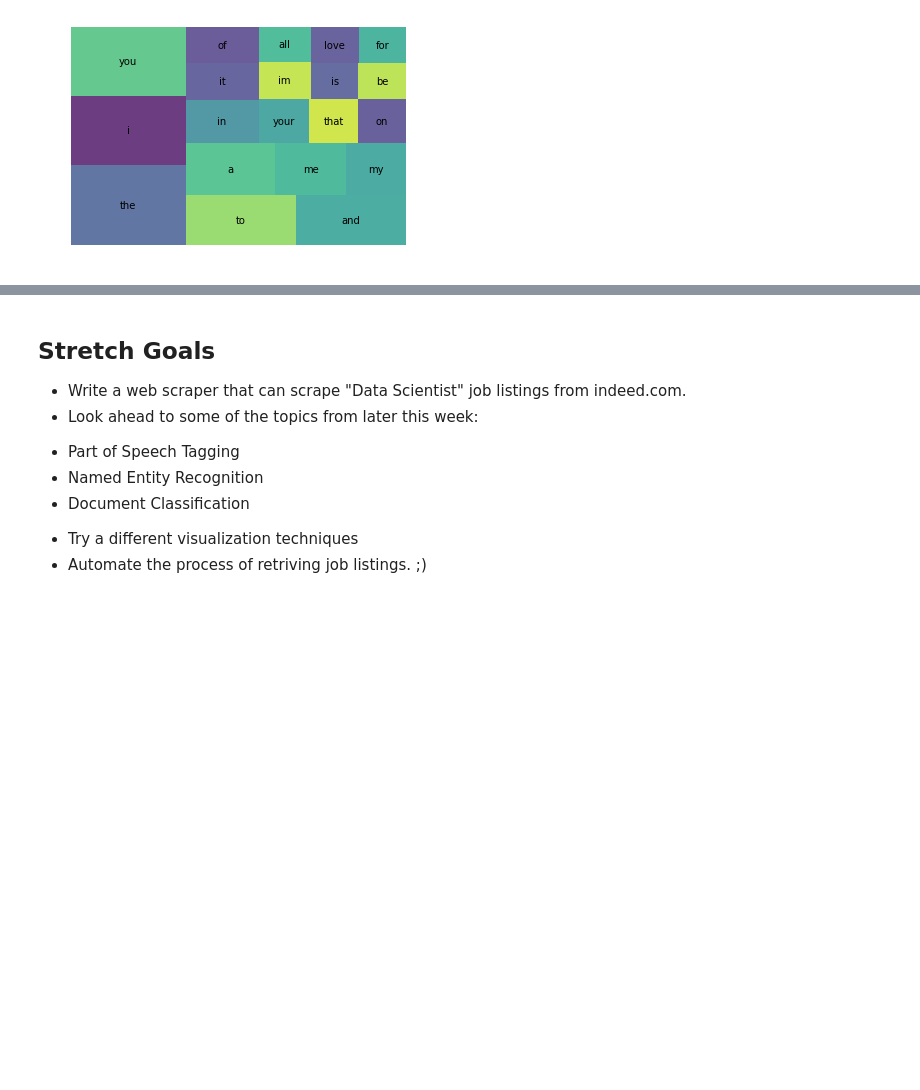
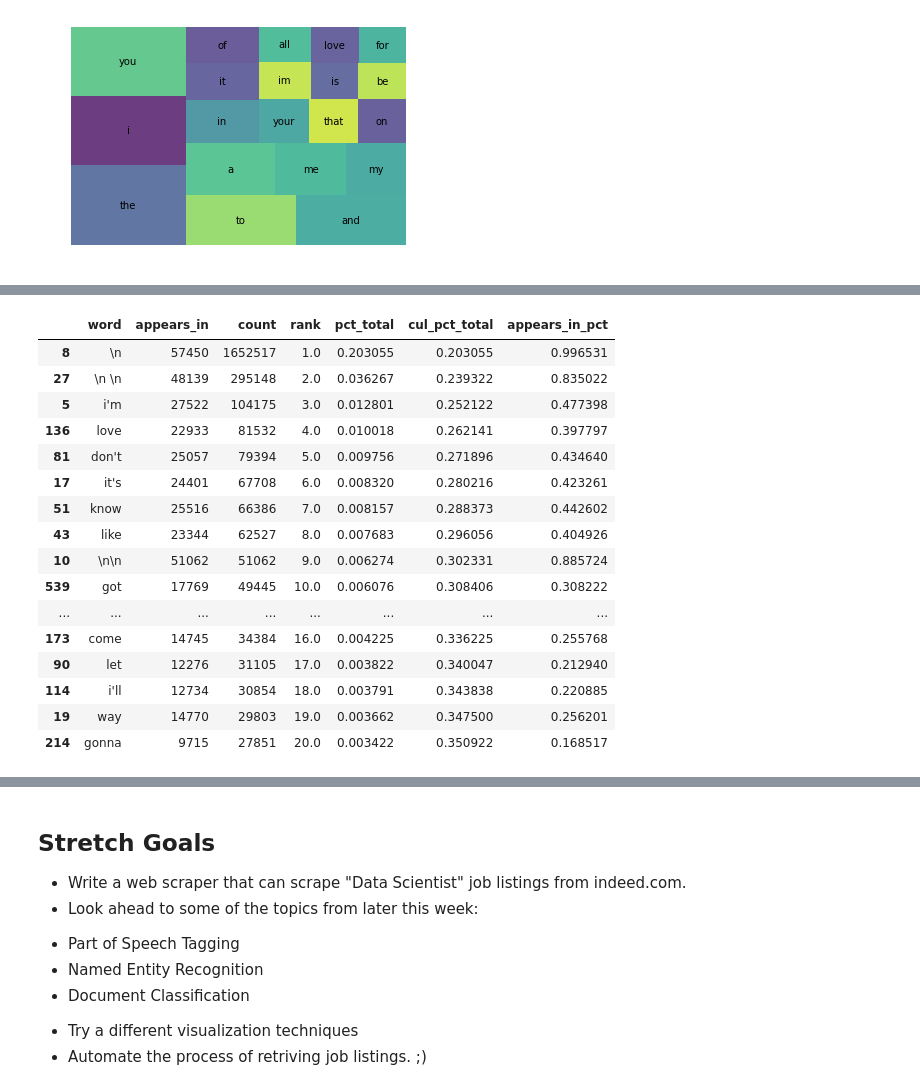
Before and after one commit to livjab/DS-Unit-4-Sprint-1-NLP, a Jupyter notebook: module1-text-data/LS_DS_421_Text_Data_Assignment.ipynb, the cells around one changed output, grey strips where cells are left out. Saved outputs shown, nothing was run; the diff lists cells and outputs as text; code cells hidden in the pictures; blank space fills up the shorter version.

```diff
--- a/module1-text-data/LS_DS_421_Text_Data_Assignment.ipynb
+++ b/module1-text-data/LS_DS_421_Text_Data_Assignment.ipynb
@@ -180,0 +211,20 @@ plt.show()
+# %%
+wc_top20
+# %% [output]
+|  | word | appears_in | count | rank | pct_total | cul_pct_total | appears_in_pct |
+| 8 | \n | 57450 | 1652517 | 1.0 | 0.203055 | 0.203055 | 0.996531 |
+| 27 | \n \n | 48139 | 295148 | 2.0 | 0.036267 | 0.239322 | 0.835022 |
+| 5 | i'm | 27522 | 104175 | 3.0 | 0.012801 | 0.252122 | 0.477398 |
+| 136 | love | 22933 | 81532 | 4.0 | 0.010018 | 0.262141 | 0.397797 |
+| 81 | don't | 25057 | 79394 | 5.0 | 0.009756 | 0.271896 | 0.434640 |
+| 17 | it's | 24401 | 67708 | 6.0 | 0.008320 | 0.280216 | 0.423261 |
+| 51 | know | 25516 | 66386 | 7.0 | 0.008157 | 0.288373 | 0.442602 |
+| 43 | like | 23344 | 62527 | 8.0 | 0.007683 | 0.296056 | 0.404926 |
+| 10 | \n\n | 51062 | 51062 | 9.0 | 0.006274 | 0.302331 | 0.885724 |
+| 539 | got | 17769 | 49445 | 10.0 | 0.006076 | 0.308406 | 0.308222 |
+| ... | ... | ... | ... | ... | ... | ... | ... |
+| 173 | come | 14745 | 34384 | 16.0 | 0.004225 | 0.336225 | 0.255768 |
+| 90 | let | 12276 | 31105 | 17.0 | 0.003822 | 0.340047 | 0.212940 |
+| 114 | i'll | 12734 | 30854 | 18.0 | 0.003791 | 0.343838 | 0.220885 |
+| 19 | way | 14770 | 29803 | 19.0 | 0.003662 | 0.347500 | 0.256201 |
+| 214 | gonna | 9715 | 27851 | 20.0 | 0.003422 | 0.350922 | 0.168517 |
```
Also changed, not shown: parts of 3 cells of this notebook.
